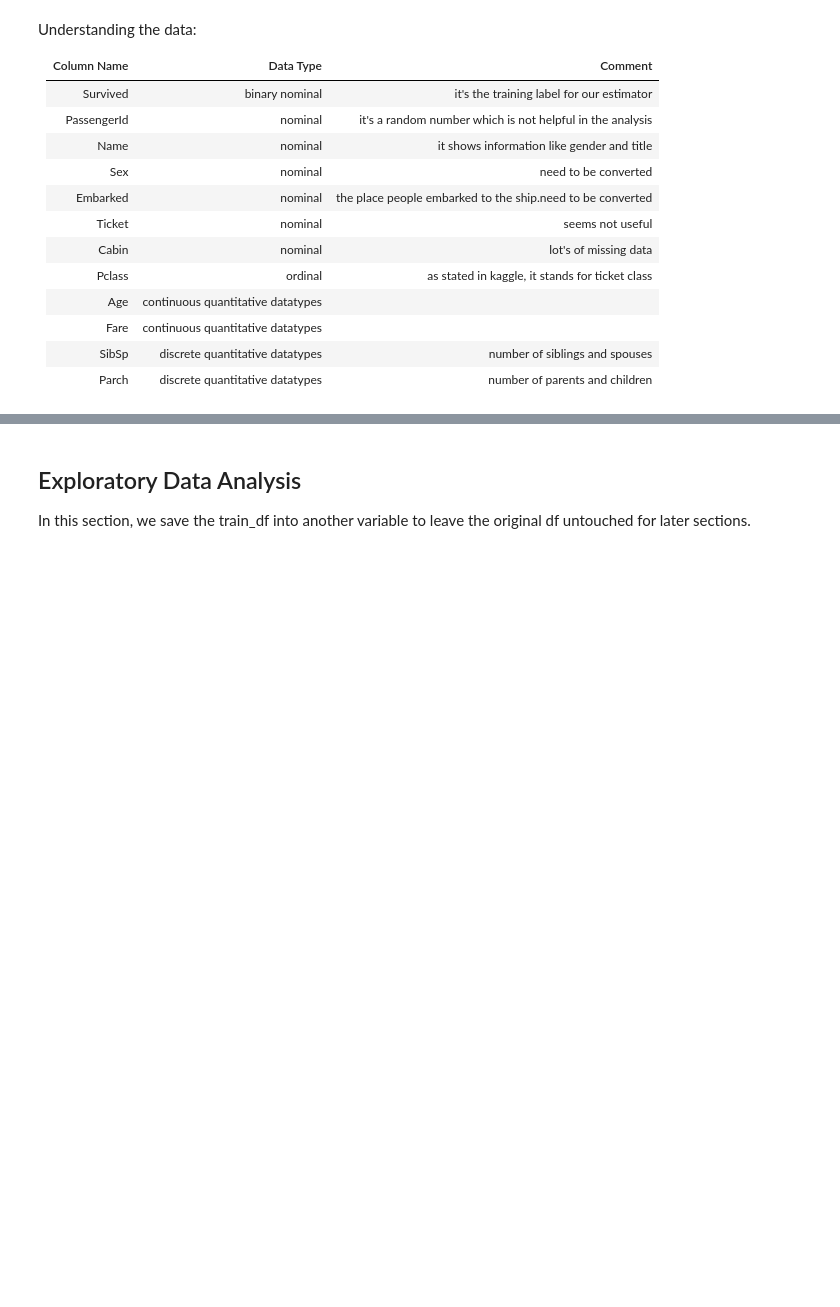
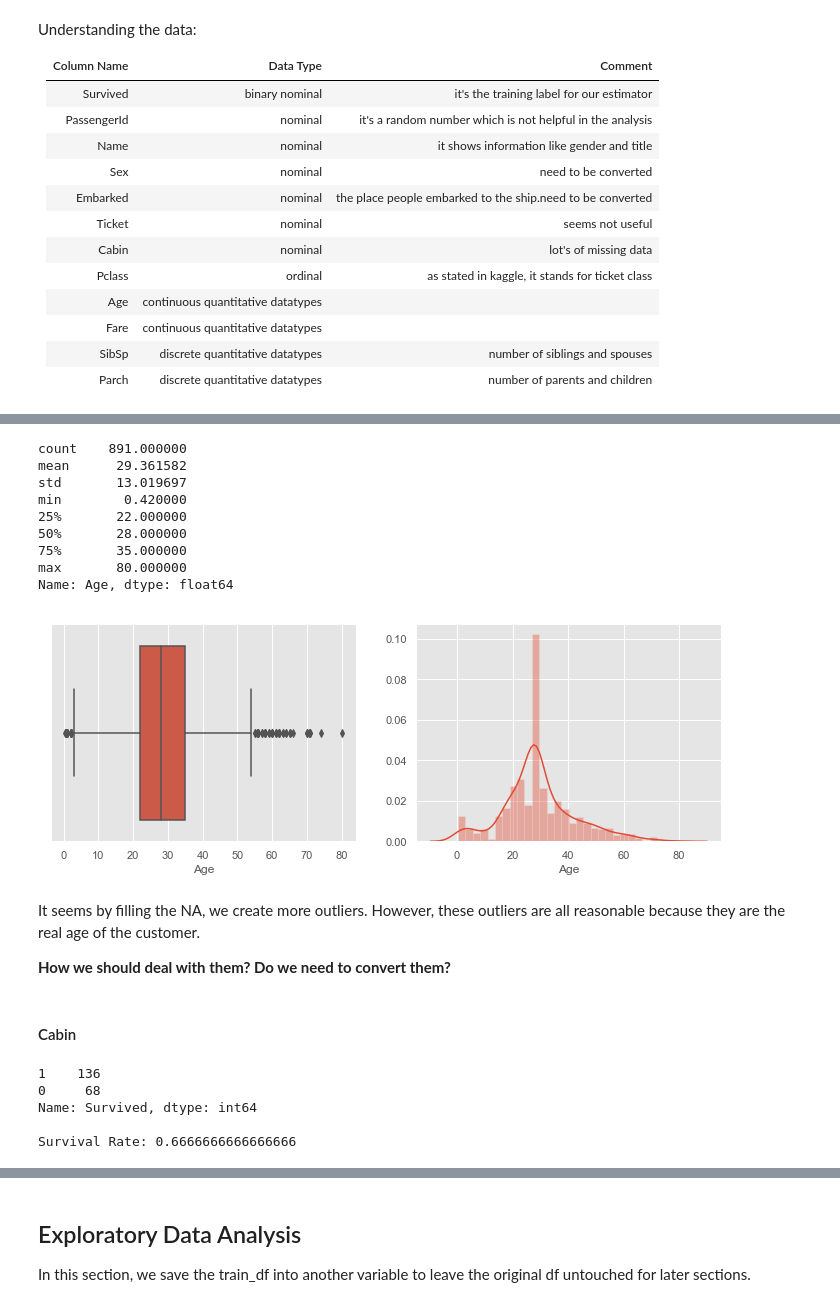
Before and after one commit to air-yan/kaggle_analysis, a Jupyter notebook: EDA on Titanic.ipynb, the cells around one changed output, grey strips where cells are left out. Cells and saved outputs as stored; diff of their text form; code cells hidden in the pictures; blank space fills up the shorter version.

```diff
--- a/EDA on Titanic.ipynb
+++ b/EDA on Titanic.ipynb
@@ -125,0 +151,8 @@ train_df.describe(include='all')
+# %%
+# first, we create a copy of the original training dataset
+# as we are now preparing for EDA so we call it df_EDA
+df_EDA = train_df.copy()
+
+# then, we fill age with median
+median_age = df_EDA.Age.median()
+df_EDA.Age.fillna(median_age,inplace=True)
@@ -125,0 +164,38 @@ train_df.describe(include='all')
+# %%
+f, axes = plt.subplots(1,2,figsize=(12,4))
+
+sns.boxplot(df_EDA.Age,ax=axes[0])
+sns.distplot(df_EDA.Age,ax=axes[1])
+
+print(df_EDA.Age.describe())
+# %% [output]
+count    891.000000
+mean      29.361582
+std       13.019697
+min        0.420000
+25%       22.000000
+50%       28.000000
+75%       35.000000
+max       80.000000
+Name: Age, dtype: float64
+[figure, added]
+# %% [markdown]
+It seems by filling the NA, we create more outliers. However, these outliers are all reasonable because they are the real age of the customer.
+
+**How we should deal with them? Do we need to convert them?**
+# %% [markdown]
+#### Cabin
+# %%
+df_with_cabin = df_EDA[df_EDA.Cabin.notnull()]
+
+# Count the value of all record with Cabins
+print(df_with_cabin.Survived.value_counts(),"\n")
+
+# Let us see the survival rate
+print("Survival Rate:",df_with_cabin.Survived.mean())
+# %% [output]
+1    136
+0     68
+Name: Survived, dtype: int64
+
+Survival Rate: 0.6666666666666666
```
Also changed, not shown: parts of 32 cells of this notebook.
